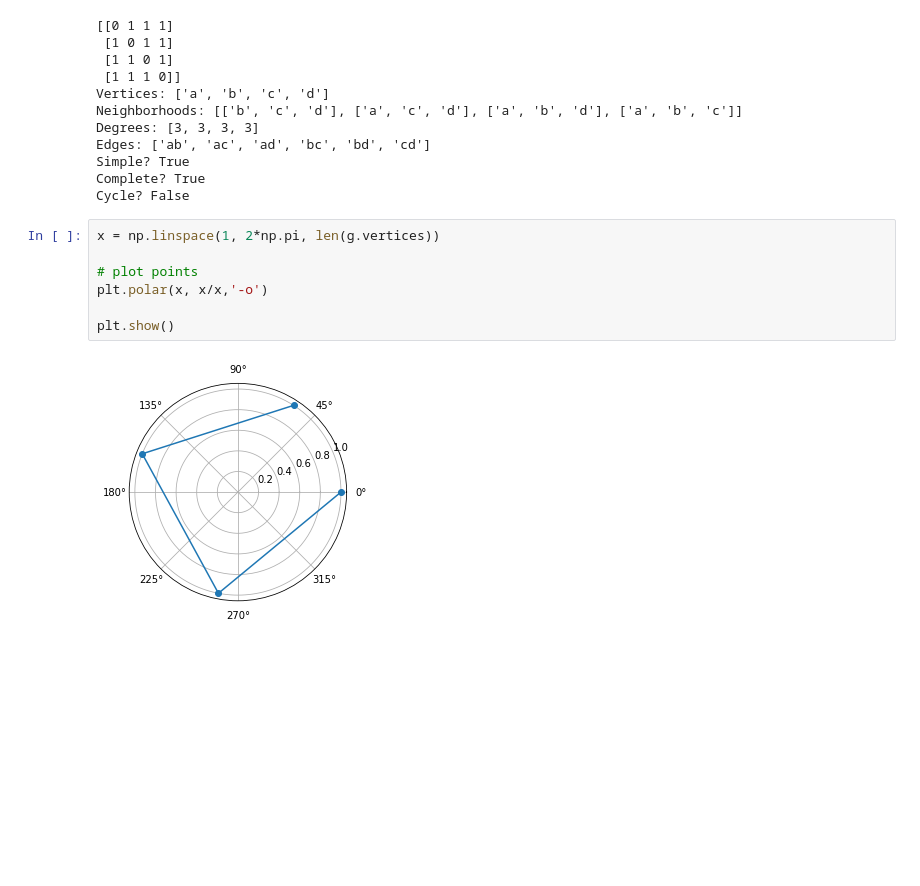
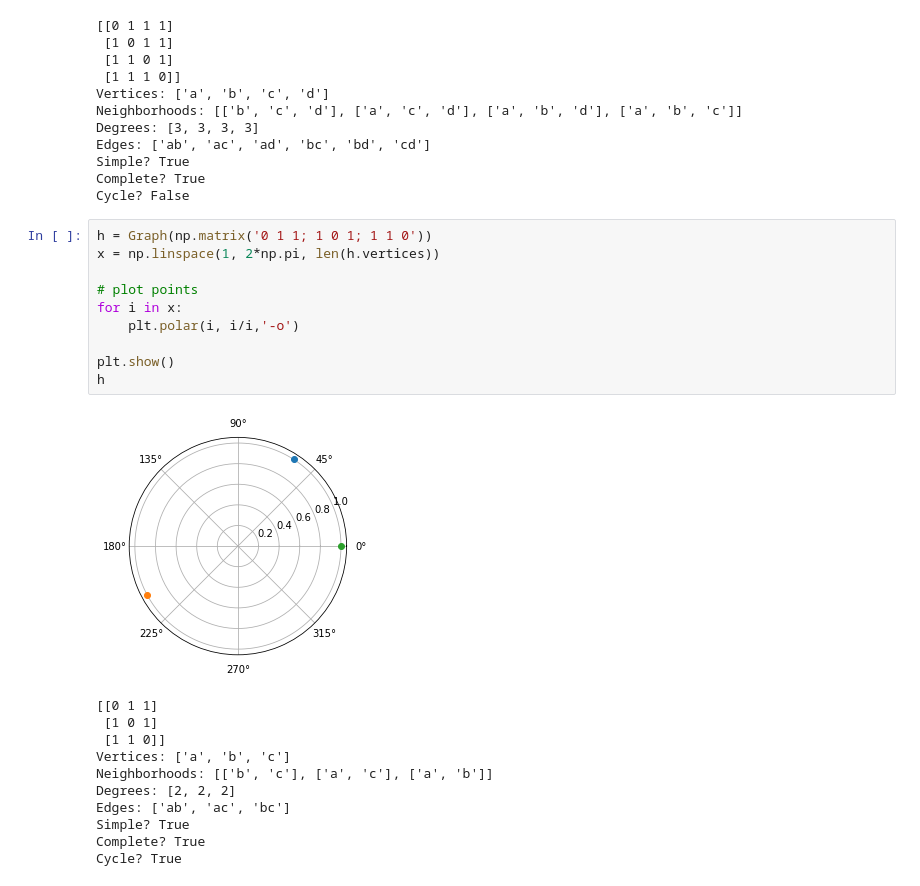
Before and after one commit to mattConn/graph-theory-analysis, a Jupyter notebook: adjacency-mat.ipynb, the cells around one changed output. Cells and saved outputs as stored; diff of their text form; blank space fills up the shorter version.

Commit message:
updated graph theory fundamentals doc

```diff
--- a/adjacency-mat.ipynb
+++ b/adjacency-mat.ipynb
@@ -87,11 +87,24 @@ Simple? True
 Complete? True
 Cycle? False
 # %%
-x = np.linspace(1, 2*np.pi, len(g.vertices))
+h = Graph(np.matrix('0 1 1; 1 0 1; 1 1 0'))
+x = np.linspace(1, 2*np.pi, len(h.vertices))
 
 # plot points
-plt.polar(x, x/x,'-o')
+for i in x:
+    plt.polar(i, i/i,'-o')
 
 plt.show()
+h
 # %% [output]
-[figure, old version]
+[figure, new version]
+[[0 1 1]
+ [1 0 1]
+ [1 1 0]]
+Vertices: ['a', 'b', 'c']
+Neighborhoods: [['b', 'c'], ['a', 'c'], ['a', 'b']]
+Degrees: [2, 2, 2]
+Edges: ['ab', 'ac', 'bc']
+Simple? True
+Complete? True
+Cycle? True
```
Also changed, not shown: 12 other files.
